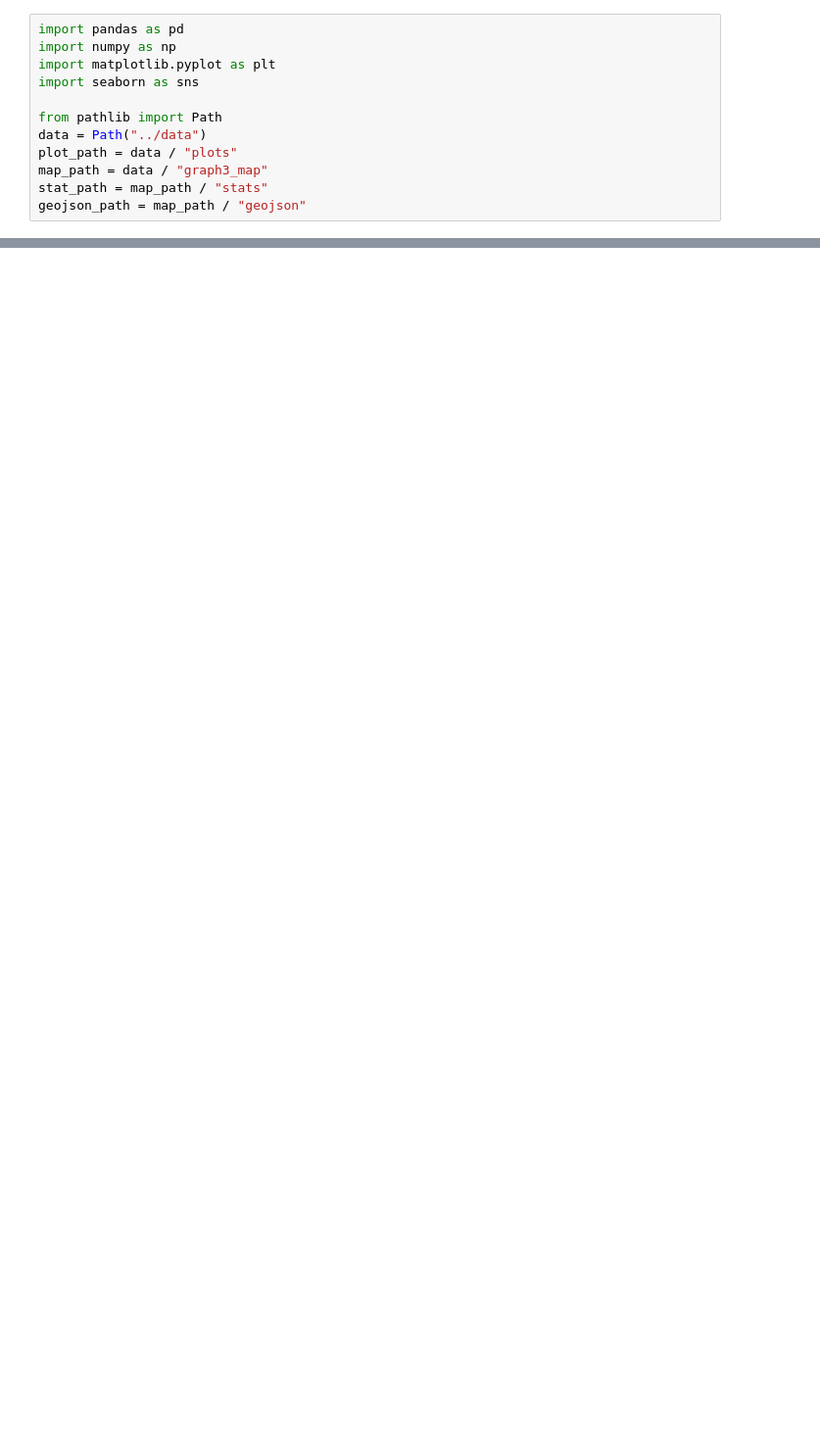
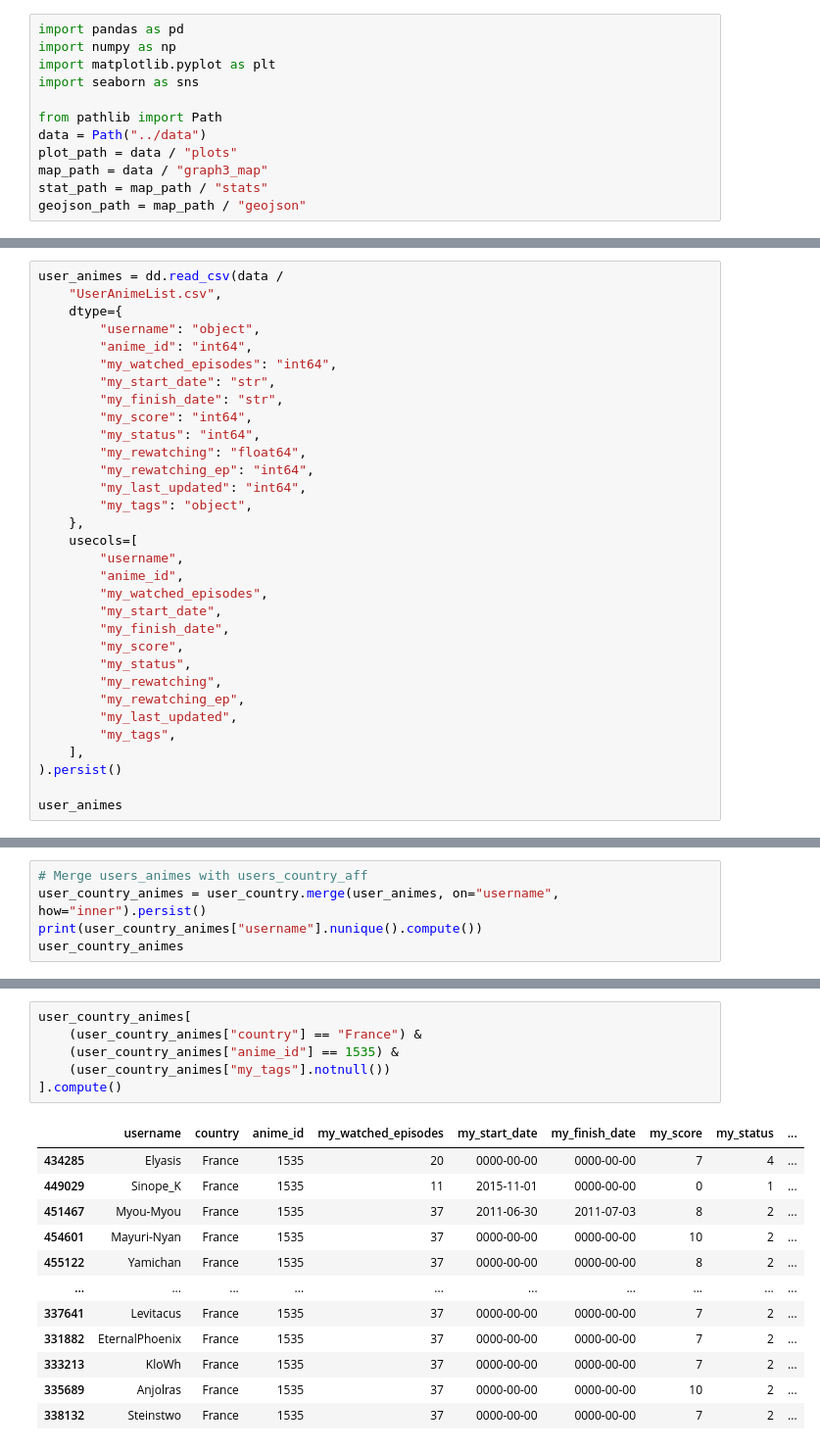
Before and after one commit to com-480-data-visualization/project-2023-vizmoica, a Jupyter notebook: preprocessing/eda_country_stats_2.ipynb, the cells around one changed output, grey strips where cells are left out. Shown at 98% size. Drawn from its saved outputs; the diff is of its cells as text; blank space fills up the shorter version.

Commit message:
Clean country stats 2

```diff
--- a/preprocessing/eda_country_stats_2.ipynb
+++ b/preprocessing/eda_country_stats_2.ipynb
@@ -404,0 +42,32 @@ Name: my_tags, dtype: object
+# %%
+user_animes = dd.read_csv(data /
+    "UserAnimeList.csv",
+    dtype={
+        "username": "object",
+        "anime_id": "int64",
+        "my_watched_episodes": "int64",
+        "my_start_date": "str",
+        "my_finish_date": "str",
+        "my_score": "int64",
+        "my_status": "int64",
+        "my_rewatching": "float64",
+        "my_rewatching_ep": "int64",
+        "my_last_updated": "int64",
+        "my_tags": "object",
+    },
+    usecols=[
+        "username",
+        "anime_id",
+        "my_watched_episodes",
+        "my_start_date",
+        "my_finish_date",
+        "my_score",
+        "my_status",
+        "my_rewatching",
+        "my_rewatching_ep",
+        "my_last_updated",
+        "my_tags",
+    ],
+).persist()
+
+user_animes
@@ -404,0 +90,5 @@ Name: my_tags, dtype: object
+# %%
+# Merge users_animes with users_country_aff
+user_country_animes = user_country.merge(user_animes, on="username", how="inner").persist()
+print(user_country_animes["username"].nunique().compute())
+user_country_animes
@@ -404,0 +238,19 @@ Name: my_tags, dtype: object
+# %%
+user_country_animes[
+    (user_country_animes["country"] == "France") &
+    (user_country_animes["anime_id"] == 1535) &
+    (user_country_animes["my_tags"].notnull())
+].compute()
+# %% [output]
+|  | username | country | anime_id | my_watched_episodes | my_start_date | my_finish_date | my_score | my_status | ... |
+| 434285 | Elyasis | France | 1535 | 20 | 0000-00-00 | 0000-00-00 | 7 | 4 | ... |
+| 449029 | Sinope_K | France | 1535 | 11 | 2015-11-01 | 0000-00-00 | 0 | 1 | ... |
+| 451467 | Myou-Myou | France | 1535 | 37 | 2011-06-30 | 2011-07-03 | 8 | 2 | ... |
+| 454601 | Mayuri-Nyan | France | 1535 | 37 | 0000-00-00 | 0000-00-00 | 10 | 2 | ... |
+| 455122 | Yamichan | France | 1535 | 37 | 0000-00-00 | 0000-00-00 | 8 | 2 | ... |
+| ... | ... | ... | ... | ... | ... | ... | ... | ... | ... |
+| 337641 | Levitacus | France | 1535 | 37 | 0000-00-00 | 0000-00-00 | 7 | 2 | ... |
+| 331882 | EternalPhoenix | France | 1535 | 37 | 0000-00-00 | 0000-00-00 | 7 | 2 | ... |
+| 333213 | KloWh | France | 1535 | 37 | 0000-00-00 | 0000-00-00 | 7 | 2 | ... |
+| 335689 | Anjolras | France | 1535 | 37 | 0000-00-00 | 0000-00-00 | 10 | 2 | ... |
+| 338132 | Steinstwo | France | 1535 | 37 | 0000-00-00 | 0000-00-00 | 7 | 2 | ... |
```
Also changed, not shown: parts of 79 cells of this notebook, 7 other files.
